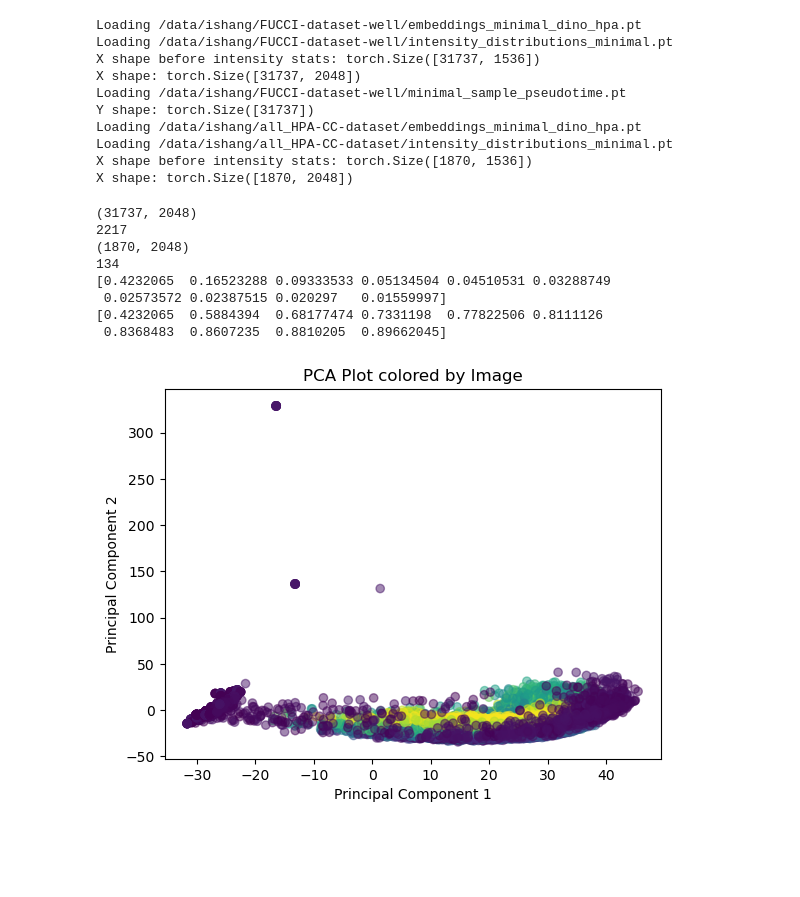
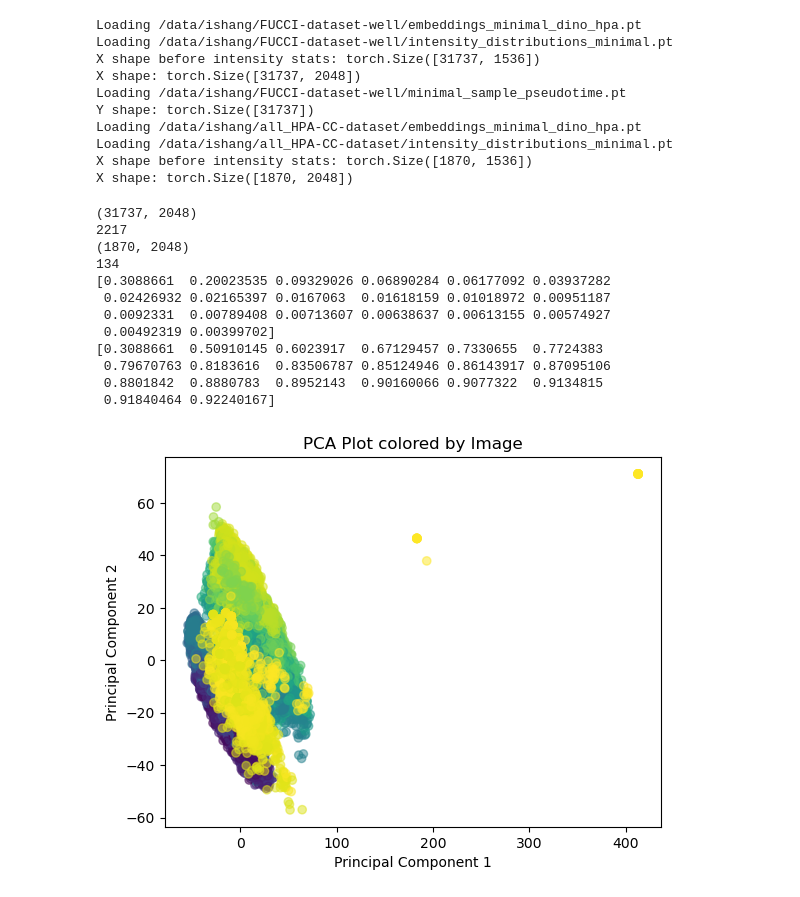
Before and after one commit to ishan-gaur/HPA_CC, a Jupyter notebook: scripts/embeddings.ipynb, the cells around one changed output. Drawn from its saved outputs; the diff is of its cells as text; code cells hidden in the pictures; blank space fills up the shorter version.

```diff
--- a/scripts/embeddings.ipynb
+++ b/scripts/embeddings.ipynb
@@ -23,7 +25,7 @@ Y shape: torch.Size([31737, 4])
 # %%
 # Perform PCA
 scaler = StandardScaler()
-pca = PCA(n_components=10)
+pca = PCA(n_components=20)
 X_pca = pca.fit_transform(scaler.fit_transform(X))
 print(pca.explained_variance_ratio_)
 print(sum(pca.explained_variance_ratio_))
@@ -126,40 +134,47 @@ def get_img_labels(data):
     print(data.shape)
     well_label = 0
     img_labels = np.zeros((len(data),))
     uq_intensities = np.unique(data[:, 1536:], axis=0)
     # uq_intensities = np.unique(data[:, :1536], axis=0)
     for i in range(len(img_labels)):
         well_label = np.where(np.all(uq_intensities == data[i, 1536:], axis=1))[0][0]
         # well_label = np.where(np.all(uq_intensities == data[i, :1536], axis=1))[0][0]
         img_labels[i] = well_label
     print(len(np.unique(img_labels)))
     return img_labels, uq_intensities
 
 fucci_img_labels, fucci_img_ints = get_img_labels(FUCCI_X)
 hpa_img_labels, hpa_img_ints = get_img_labels(HPA_X)
-img_labels = np.concatenate((fucci_img_labels, hpa_img_labels))
+img_labels = np.concatenate((fucci_img_labels, np.array(hpa_img_labels) + max(fucci_img_labels)))
 
-FUCCI_sample, HPA_sample = np.random.choice(len(FUCCI_X), 0), np.random.choice(len(HPA_X), 134)
-# FUCCI_sample, HPA_sample = np.random.choice(len(FUCCI_X), 134), np.random.choice(len(HPA_X), 134)
-# FUCCI_sample, HPA_sample = np.random.choice(len(FUCCI_X), 3 * 134), np.random.choice(len(HPA_X), 134)
-# FUCCI_sample, HPA_sample = np.random.choice(len(FUCCI_X), 4 * 134), np.random.choice(len(HPA_X), 0)
+hpa_len = len(HPA_X)
+# FUCCI_sample, HPA_sample = np.random.choice(len(FUCCI_X), 0 * hpa_len), np.random.choice(len(HPA_X), hpa_len)
+# FUCCI_sample, HPA_sample = np.random.choice(len(FUCCI_X), 1 * hpa_len), np.random.choice(len(HPA_X), hpa_len)
+# FUCCI_sample, HPA_sample = np.random.choice(len(FUCCI_X), 3 * hpa_len), np.random.choice(len(HPA_X), hpa_len)
+FUCCI_sample, HPA_sample = np.random.choice(len(FUCCI_X), 4 * hpa_len), np.random.choice(len(HPA_X), 0)
 pca.fit(scaler.fit_transform(np.concatenate((FUCCI_X[FUCCI_sample], HPA_X[HPA_sample]))))
+# pca.fit(scaler.fit_transform(np.concatenate((FUCCI_X[FUCCI_sample, :1536], HPA_X[HPA_sample, :1536]))))
 print(pca.explained_variance_ratio_)
 print(np.cumsum(pca.explained_variance_ratio_))
 X_pca = pca.transform(scaler.transform(np.concatenate((FUCCI_X, HPA_X))))
+# X_pca = pca.transform(scaler.transform(np.concatenate((FUCCI_X, HPA_X))[:, :1536]))
 
 plt.scatter(X_pca[:, 0], X_pca[:, 1], c=img_labels, alpha=0.5)
 plt.xlabel('Principal Component 1')
 plt.ylabel('Principal Component 2')
 plt.title('PCA Plot colored by Image')
 plt.show()
 # %% [output]
 (31737, 2048)
 2217
 (1870, 2048)
 134
-[0.4232065  0.16523288 0.09333533 0.05134504 0.04510531 0.03288749
- 0.02573572 0.02387515 0.020297   0.01559997]
-[0.4232065  0.5884394  0.68177474 0.7331198  0.77822506 0.8111126
- 0.8368483  0.8607235  0.8810205  0.89662045]
+[0.3088661  0.20023535 0.09329026 0.06890284 0.06177092 0.03937282
+ 0.02426932 0.02165397 0.0167063  0.01618159 0.01018972 0.00951187
+ 0.0092331  0.00789408 0.00713607 0.00638637 0.00613155 0.00574927
+ 0.00492319 0.00399702]
+[0.3088661  0.50910145 0.6023917  0.67129457 0.7330655  0.7724383
+ 0.79670763 0.8183616  0.83506787 0.85124946 0.86143917 0.87095106
+ 0.8801842  0.8880783  0.8952143  0.90160066 0.9077322  0.9134815
+ 0.91840464 0.92240167]
-[figure, old version]
+[figure, new version]
```
Also changed, not shown: parts of 11 cells of this notebook, 3 other files.
